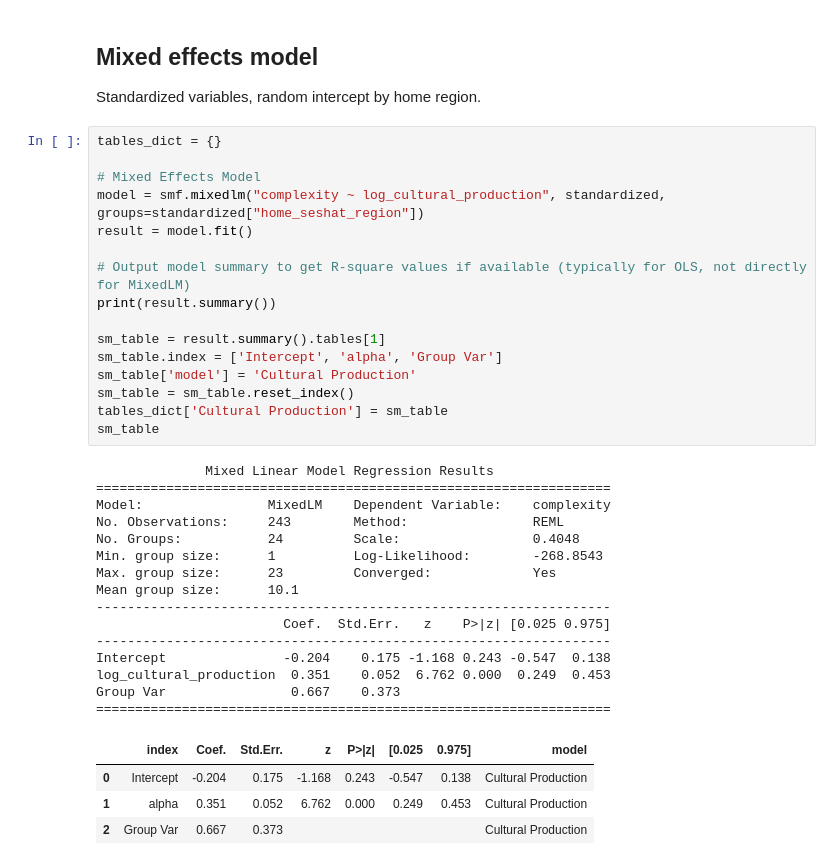
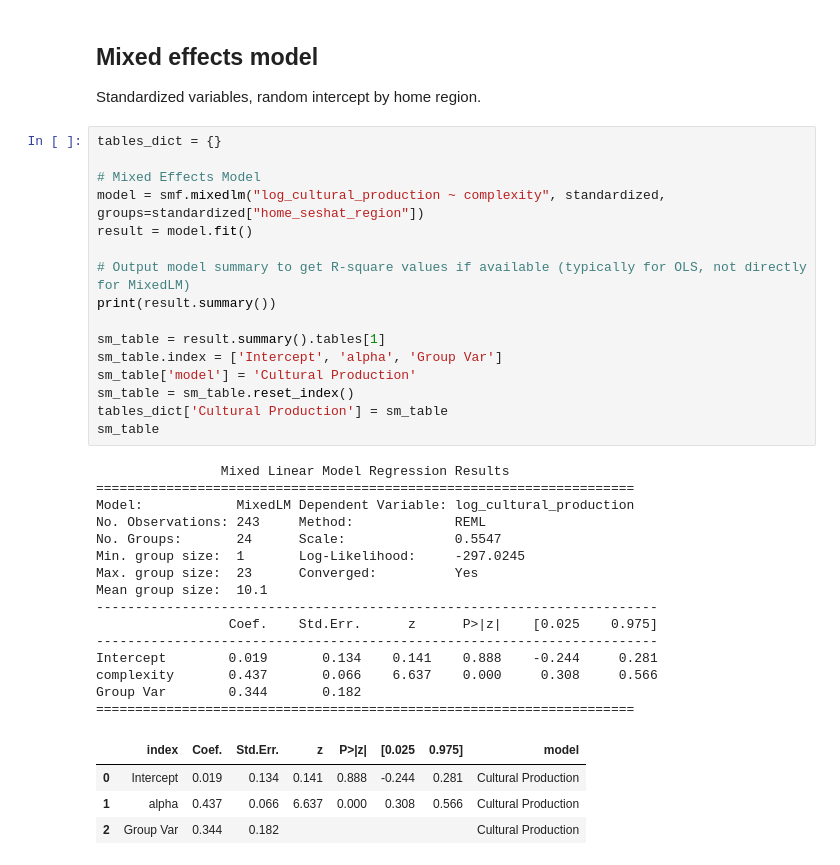
Before and after one commit to charlesdedampierre/seshat_cultura, a Jupyter notebook: notebooks/03_association_complexity_cultural_production.ipynb, the cells around one changed output. Saved outputs shown, nothing was run; the diff lists cells and outputs as text.

Commit message:
Mixed model: predict cultural production from complexity

```diff
--- a/notebooks/03_association_complexity_cultural_production.ipynb
+++ b/notebooks/03_association_complexity_cultural_production.ipynb
@@ -241,36 +241,36 @@ Standardized variables, random intercept by home region.
 # %%
 tables_dict = {}
 
 # Mixed Effects Model
-model = smf.mixedlm("complexity ~ log_cultural_production", standardized, groups=standardized["home_seshat_region"])
+model = smf.mixedlm("log_cultural_production ~ complexity", standardized, groups=standardized["home_seshat_region"])
 result = model.fit()
 
 # Output model summary to get R-square values if available (typically for OLS, not directly for MixedLM)
 print(result.summary())
 
 sm_table = result.summary().tables[1]
 sm_table.index = ['Intercept', 'alpha', 'Group Var']
 sm_table['model'] = 'Cultural Production'
 sm_table = sm_table.reset_index()
 tables_dict['Cultural Production'] = sm_table
 sm_table
 # %% [output]
-              Mixed Linear Model Regression Results
-==================================================================
-Model:                MixedLM    Dependent Variable:    complexity
-No. Observations:     243        Method:                REML
-No. Groups:           24         Scale:                 0.4048
-Min. group size:      1          Log-Likelihood:        -268.8543
-Max. group size:      23         Converged:             Yes
-Mean group size:      10.1
-------------------------------------------------------------------
-                        Coef.  Std.Err.   z    P>|z| [0.025 0.975]
-------------------------------------------------------------------
-Intercept               -0.204    0.175 -1.168 0.243 -0.547  0.138
-log_cultural_production  0.351    0.052  6.762 0.000  0.249  0.453
-Group Var                0.667    0.373
-==================================================================
+                Mixed Linear Model Regression Results
+=====================================================================
+Model:            MixedLM Dependent Variable: log_cultural_production
+No. Observations: 243     Method:             REML
+No. Groups:       24      Scale:              0.5547
+Min. group size:  1       Log-Likelihood:     -297.0245
+Max. group size:  23      Converged:          Yes
+Mean group size:  10.1
+------------------------------------------------------------------------
+                 Coef.    Std.Err.      z      P>|z|    [0.025    0.975]
+------------------------------------------------------------------------
+Intercept        0.019       0.134    0.141    0.888    -0.244     0.281
+complexity       0.437       0.066    6.637    0.000     0.308     0.566
+Group Var        0.344       0.182
+=====================================================================
 |  | index | Coef. | Std.Err. | z | P>|z| | [0.025 | 0.975] | model |
-| 0 | Intercept | -0.204 | 0.175 | -1.168 | 0.243 | -0.547 | 0.138 | Cultural Production |
-| 1 | alpha | 0.351 | 0.052 | 6.762 | 0.000 | 0.249 | 0.453 | Cultural Production |
-| 2 | Group Var | 0.667 | 0.373 |  |  |  |  | Cultural Production |
+| 0 | Intercept | 0.019 | 0.134 | 0.141 | 0.888 | -0.244 | 0.281 | Cultural Production |
+| 1 | alpha | 0.437 | 0.066 | 6.637 | 0.000 | 0.308 | 0.566 | Cultural Production |
+| 2 | Group Var | 0.344 | 0.182 |  |  |  |  | Cultural Production |
```
